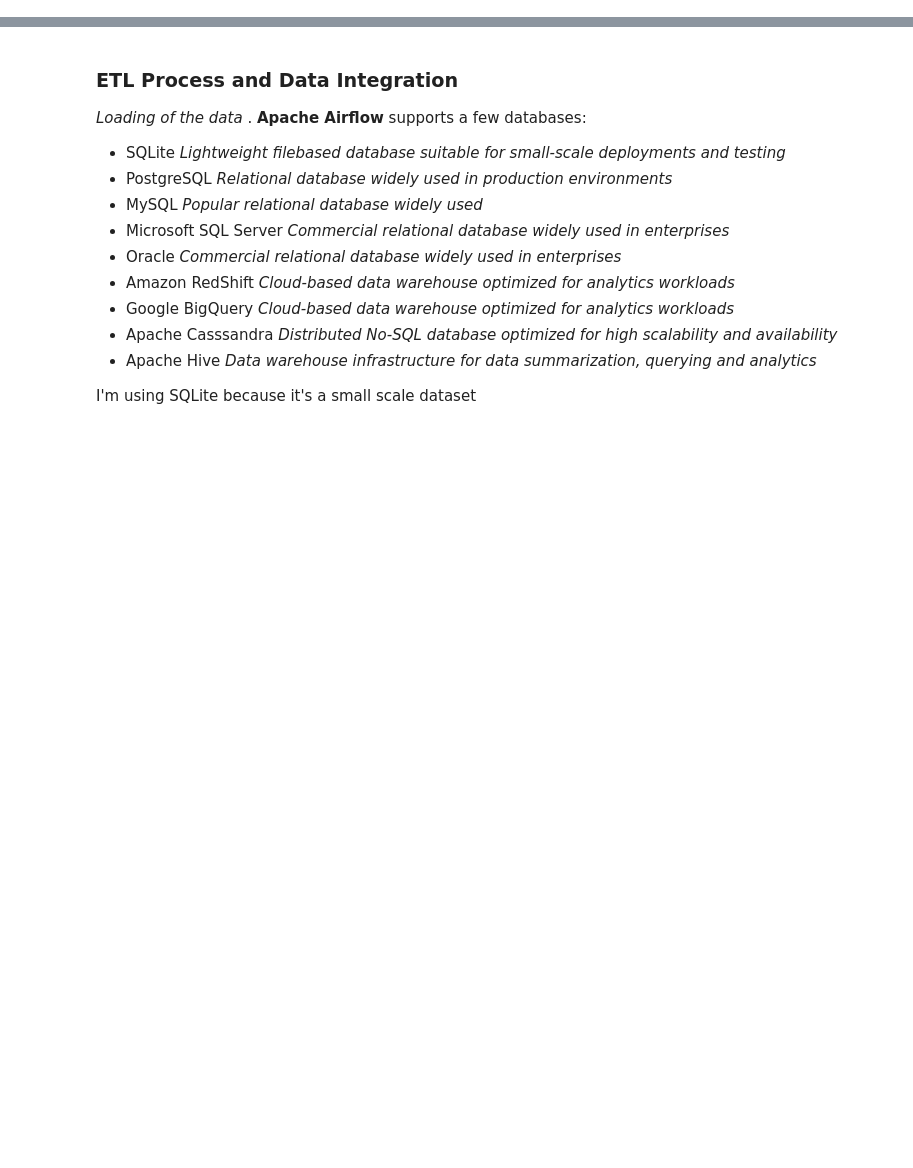
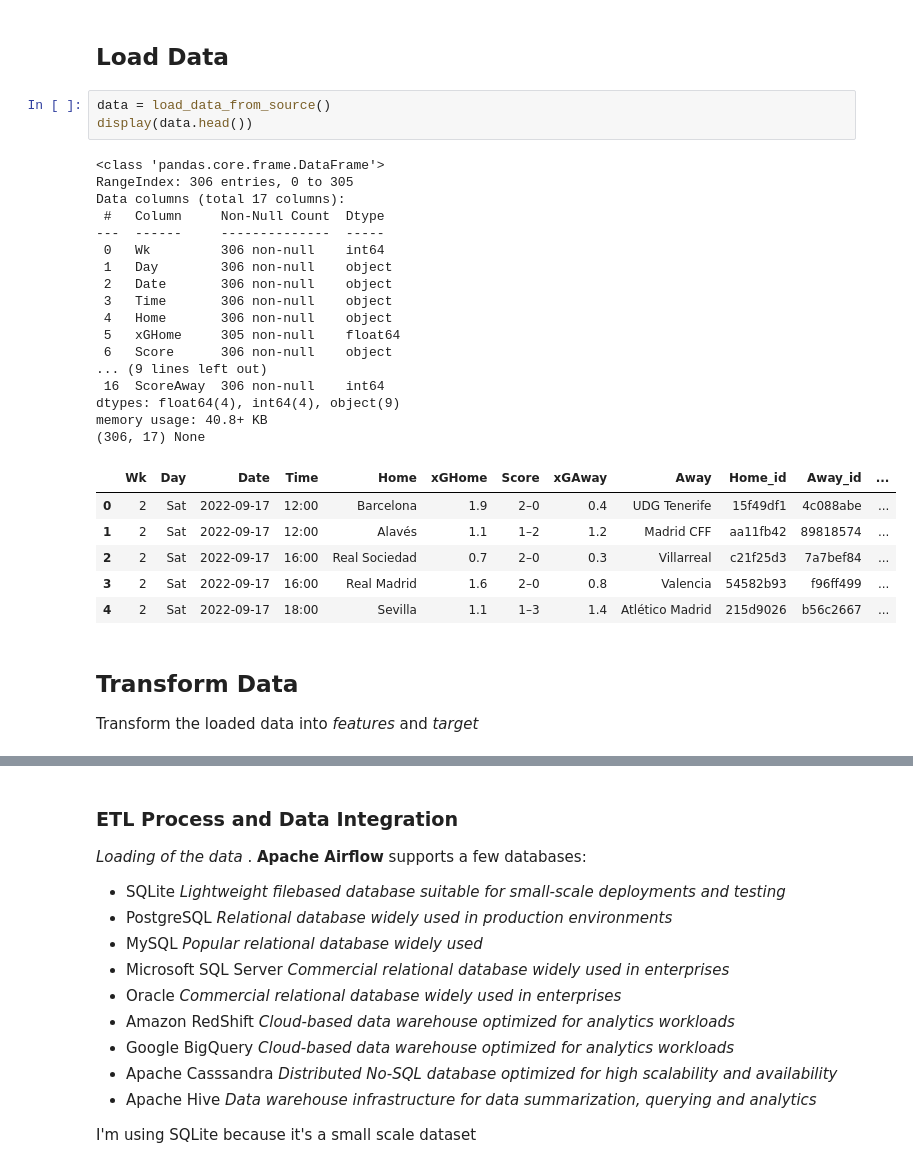
Before and after one commit to lagom-QB/Data-Engineering, a Jupyter notebook: DataPipelining.ipynb, the cells around one changed output, grey strips where cells are left out. Drawn from its saved outputs; the diff is of its cells as text; blank space fills up the shorter version.

```diff
--- a/DataPipelining.ipynb
+++ b/DataPipelining.ipynb
@@ -378,0 +70,33 @@ def transform_data(matches):
+# %% [markdown]
+## Load Data
+# %%
+data = load_data_from_source()
+display(data.head())
+# %% [output]
+<class 'pandas.core.frame.DataFrame'>
+RangeIndex: 306 entries, 0 to 305
+Data columns (total 17 columns):
+ #   Column     Non-Null Count  Dtype
+---  ------     --------------  -----
+ 0   Wk         306 non-null    int64
+ 1   Day        306 non-null    object
+ 2   Date       306 non-null    object
+ 3   Time       306 non-null    object
+ 4   Home       306 non-null    object
+ 5   xGHome     305 non-null    float64
+ 6   Score      306 non-null    object
+... (9 lines left out)
+ 16  ScoreAway  306 non-null    int64
+dtypes: float64(4), int64(4), object(9)
+memory usage: 40.8+ KB
+(306, 17) None
+|  | Wk | Day | Date | Time | Home | xGHome | Score | xGAway | Away | Home_id | Away_id | ... |
+| 0 | 2 | Sat | 2022-09-17 | 12:00 | Barcelona | 1.9 | 2–0 | 0.4 | UDG Tenerife | 15f49df1 | 4c088abe | ... |
+| 1 | 2 | Sat | 2022-09-17 | 12:00 | Alavés | 1.1 | 1–2 | 1.2 | Madrid CFF | aa11fb42 | 89818574 | ... |
+| 2 | 2 | Sat | 2022-09-17 | 16:00 | Real Sociedad | 0.7 | 2–0 | 0.3 | Villarreal | c21f25d3 | 7a7bef84 | ... |
+| 3 | 2 | Sat | 2022-09-17 | 16:00 | Real Madrid | 1.6 | 2–0 | 0.8 | Valencia | 54582b93 | f96ff499 | ... |
+| 4 | 2 | Sat | 2022-09-17 | 18:00 | Sevilla | 1.1 | 1–3 | 1.4 | Atlético Madrid | 215d9026 | b56c2667 | ... |
+# %% [markdown]
+## Transform Data
+
+Transform the loaded data into _features_ and _target_
```
Also changed, not shown: parts of 35 cells of this notebook, 22 other files.
